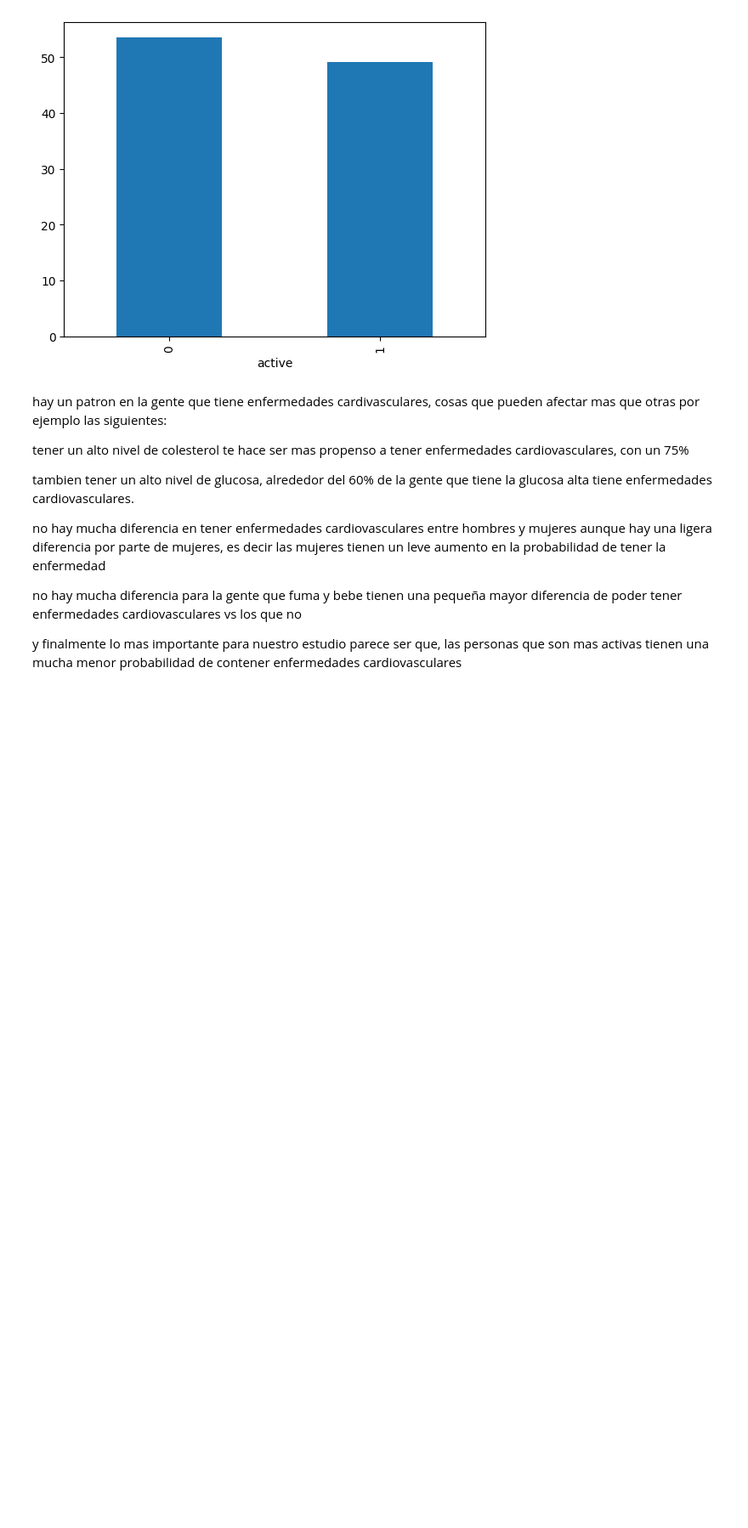
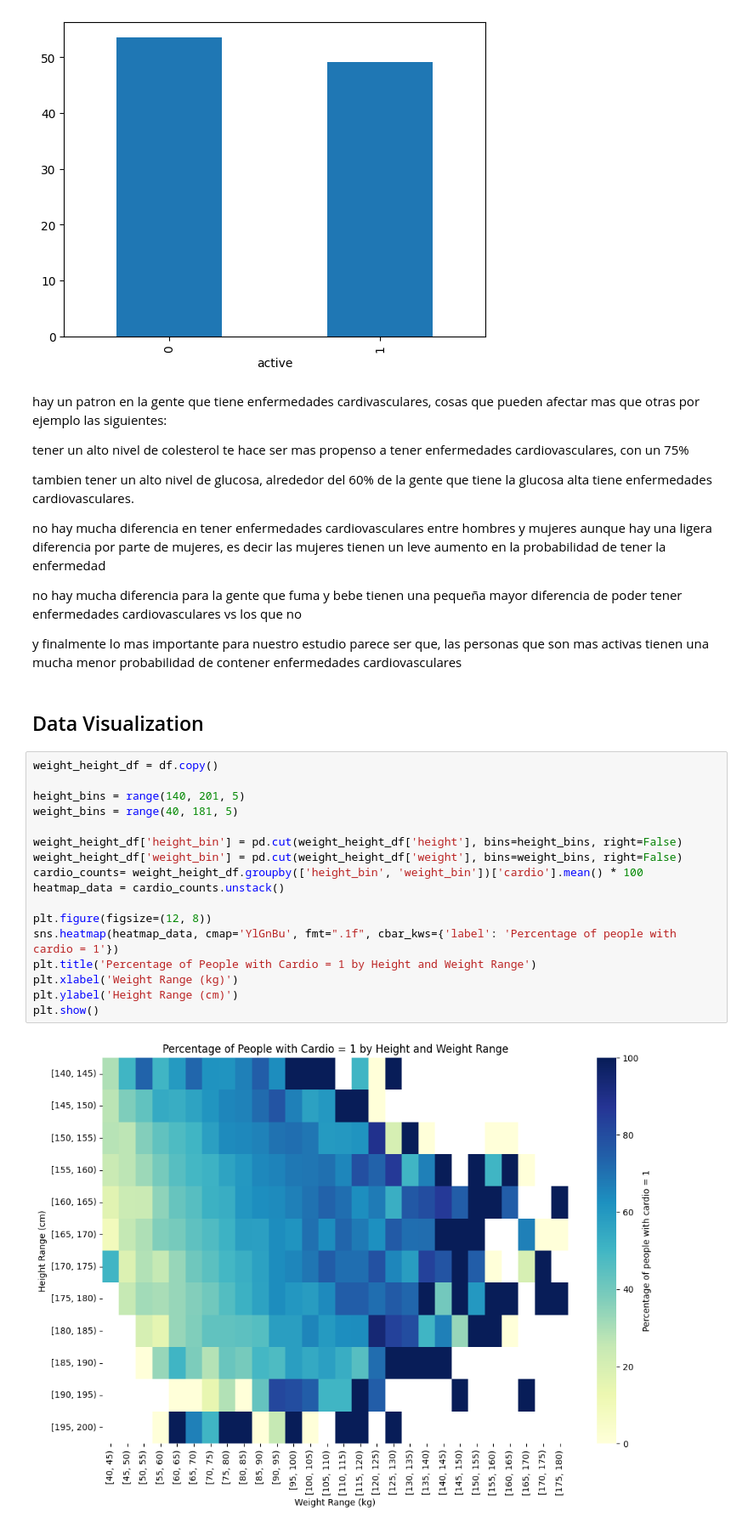
Before and after one commit to caroldvarela/ETL-1, a Jupyter notebook: notebooks/002_EDA.ipynb, the cells around one changed output. Shown at 85% size. Saved outputs shown, nothing was run; the diff lists cells and outputs as text; blank space fills up the shorter version.

Commit message:
EDA data visualization

```diff
--- a/notebooks/002_EDA.ipynb
+++ b/notebooks/002_EDA.ipynb
@@ -175,3 +175,24 @@ no hay mucha diferencia en tener enfermedades cardiovasculares entre hombres y m
 no hay mucha diferencia para la gente que fuma y bebe tienen una pequeña mayor diferencia de poder tener enfermedades cardiovasculares vs los que no
 
 y finalmente lo mas importante para nuestro estudio parece ser que, las personas que son mas activas tienen una mucha menor probabilidad de contener enfermedades cardiovasculares
+# %% [markdown]
+## Data Visualization
+# %%
+weight_height_df = df.copy()
+
+height_bins = range(140, 201, 5)
+weight_bins = range(40, 181, 5)
+
+weight_height_df['height_bin'] = pd.cut(weight_height_df['height'], bins=height_bins, right=False)
+weight_height_df['weight_bin'] = pd.cut(weight_height_df['weight'], bins=weight_bins, right=False)
+cardio_counts= weight_height_df.groupby(['height_bin', 'weight_bin'])['cardio'].mean() * 100
+heatmap_data = cardio_counts.unstack()
+
+plt.figure(figsize=(12, 8))
+sns.heatmap(heatmap_data, cmap='YlGnBu', fmt=".1f", cbar_kws={'label': 'Percentage of people with cardio = 1'})
+plt.title('Percentage of People with Cardio = 1 by Height and Weight Range')
+plt.xlabel('Weight Range (kg)')
+plt.ylabel('Height Range (cm)')
+plt.show()
+# %% [output]
+[figure, added]
```
Also changed, not shown: parts of 6 cells of this notebook, 1 other file.
